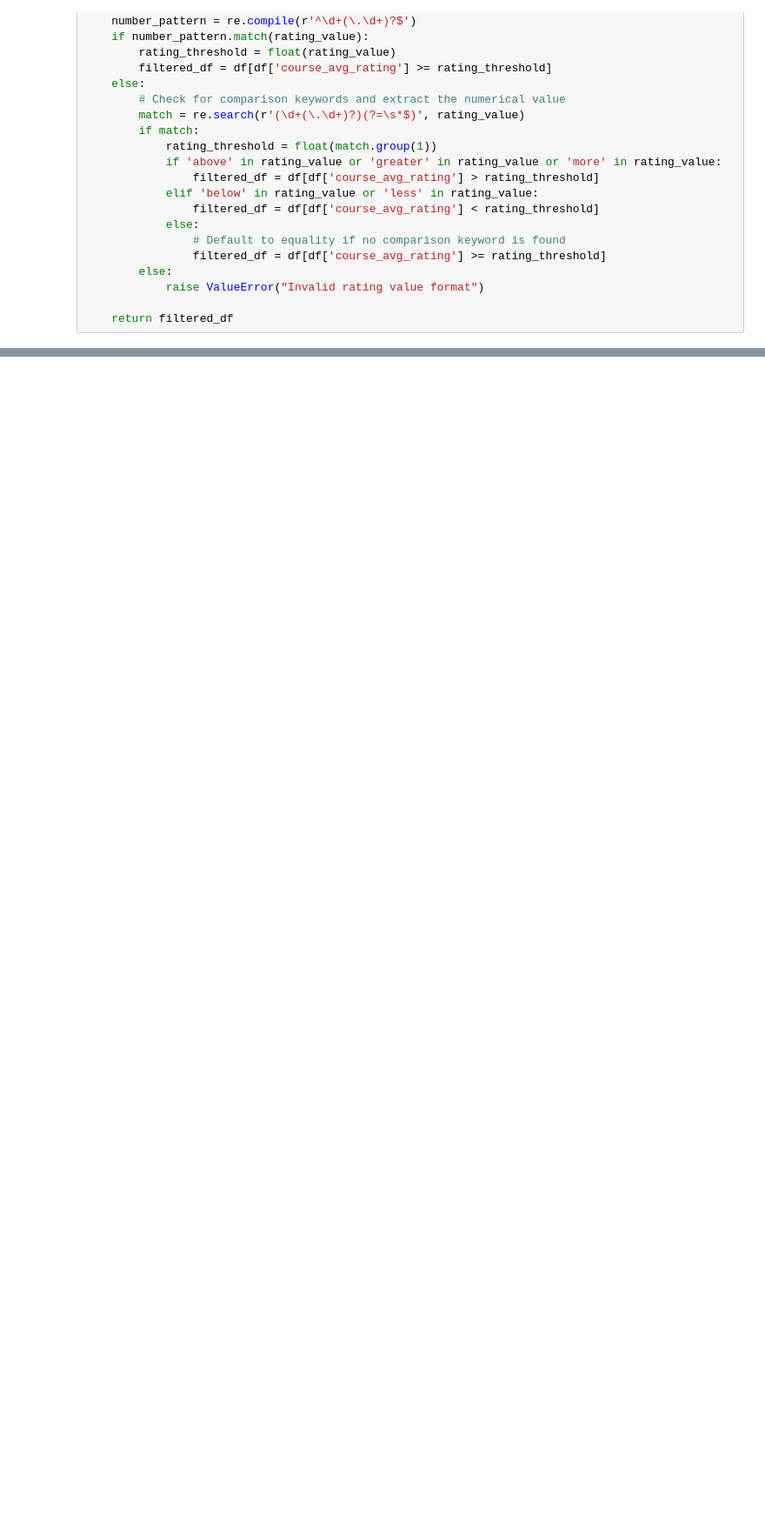
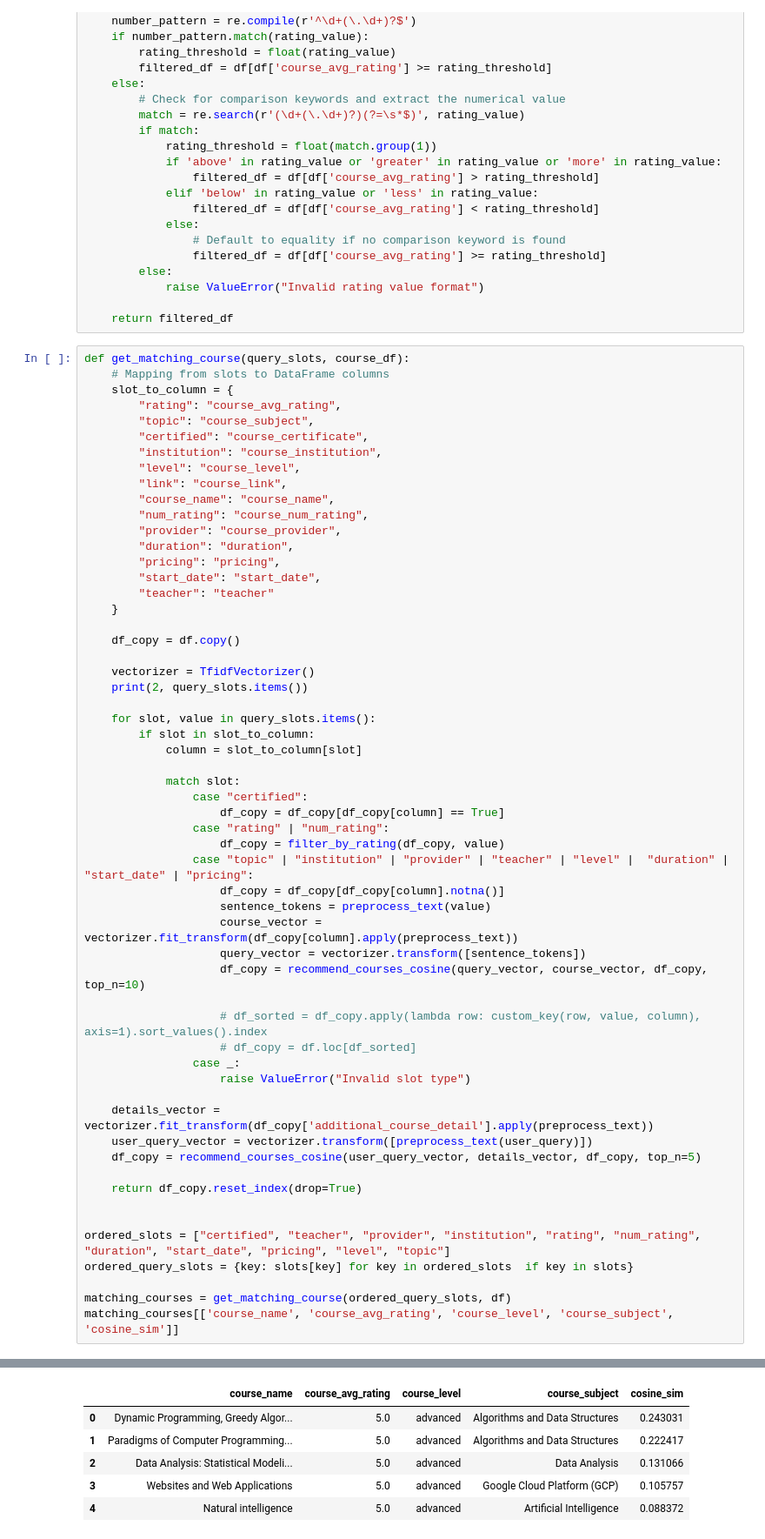
Before and after one commit to chidinma-godwin/course-recommendation-nlp, a Jupyter notebook: course_recommendation.ipynb, the cells around one changed output, grey strips where cells are left out. Shown at 87% size. Cells and saved outputs as stored; diff of their text form; blank space fills up the shorter version.

```diff
--- a/course_recommendation.ipynb
+++ b/course_recommendation.ipynb
@@ -999,3 +1050,61 @@ def filter_by_rating(df, rating_value):
             raise ValueError("Invalid rating value format")
 
     return filtered_df
+# %%
+def get_matching_course(query_slots, course_df):
+    # Mapping from slots to DataFrame columns
+    slot_to_column = {
+        "rating": "course_avg_rating",
+        "topic": "course_subject",
+        "certified": "course_certificate",
+        "institution": "course_institution",
+        "level": "course_level",
+        "link": "course_link",
+        "course_name": "course_name",
+        "num_rating": "course_num_rating",
+        "provider": "course_provider",
+        "duration": "duration",
+        "pricing": "pricing",
+        "start_date": "start_date",
+        "teacher": "teacher"
+    }
+
+    df_copy = df.copy()
+
+    vectorizer = TfidfVectorizer()
+    print(2, query_slots.items())
+
+    for slot, value in query_slots.items():
+        if slot in slot_to_column:
+            column = slot_to_column[slot]
+
+            match slot:
+                case "certified":
+                    df_copy = df_copy[df_copy[column] == True]
+                case "rating" | "num_rating":
+                    df_copy = filter_by_rating(df_copy, value)
+                case "topic" | "institution" | "provider" | "teacher" | "level" |  "duration" | "start_date" | "pricing":
+                    df_copy = df_copy[df_copy[column].notna()]
+                    sentence_tokens = preprocess_text(value)
+                    course_vector = vectorizer.fit_transform(df_copy[column].apply(preprocess_text))
+                    query_vector = vectorizer.transform([sentence_tokens])
+                    df_copy = recommend_courses_cosine(query_vector, course_vector, df_copy, top_n=10)
+
+                    # df_sorted = df_copy.apply(lambda row: custom_key(row, value, column), axis=1).sort_values().index
+                    # df_copy = df.loc[df_sorted]
+                case _:
+                    raise ValueError("Invalid slot type")
+
+    details_vector = vectorizer.fit_transform(df_copy['additional_course_detail'].apply(preprocess_text))
+    user_query_vector = vectorizer.transform([preprocess_text(user_query)])
+    df_copy = recommend_courses_cosine(user_query_vector, details_vector, df_copy, top_n=5)
+
+    return df_copy.reset_index(drop=True)
+
+
+ordered_slots = ["certified", "teacher", "provider", "institution", "rating", "num_rating", "duration", "start_date", "pricing", "level", "topic"]
+ordered_query_slots = {key: slots[key] for key in ordered_slots  if key in slots}
+
+matching_courses = get_matching_course(ordered_query_slots, df)
+matching_courses[['course_name', 'course_avg_rating', 'course_level', 'course_subject', 'cosine_sim']]
+# %% [output]
@@ -1002,3 +1112,9 @@ def filter_by_rating(df, rating_value):
+|  | course_name | course_avg_rating | course_level | course_subject | cosine_sim |
+| 0 | Dynamic Programming, Greedy Algor... | 5.0 | advanced | Algorithms and Data Structures | 0.243031 |
+| 1 | Paradigms of Computer Programming... | 5.0 | advanced | Algorithms and Data Structures | 0.222417 |
+| 2 | Data Analysis: Statistical Modeli... | 5.0 | advanced | Data Analysis | 0.131066 |
+| 3 | Websites and Web Applications | 5.0 | advanced | Google Cloud Platform (GCP) | 0.105757 |
+| 4 | Natural intelligence | 5.0 | advanced | Artificial Intelligence | 0.088372 |
 # %%
 def get_matching_course(query_slots, course_df):
     # Mapping from slots to DataFrame columns
```
Also changed, not shown: parts of 20 cells of this notebook.
